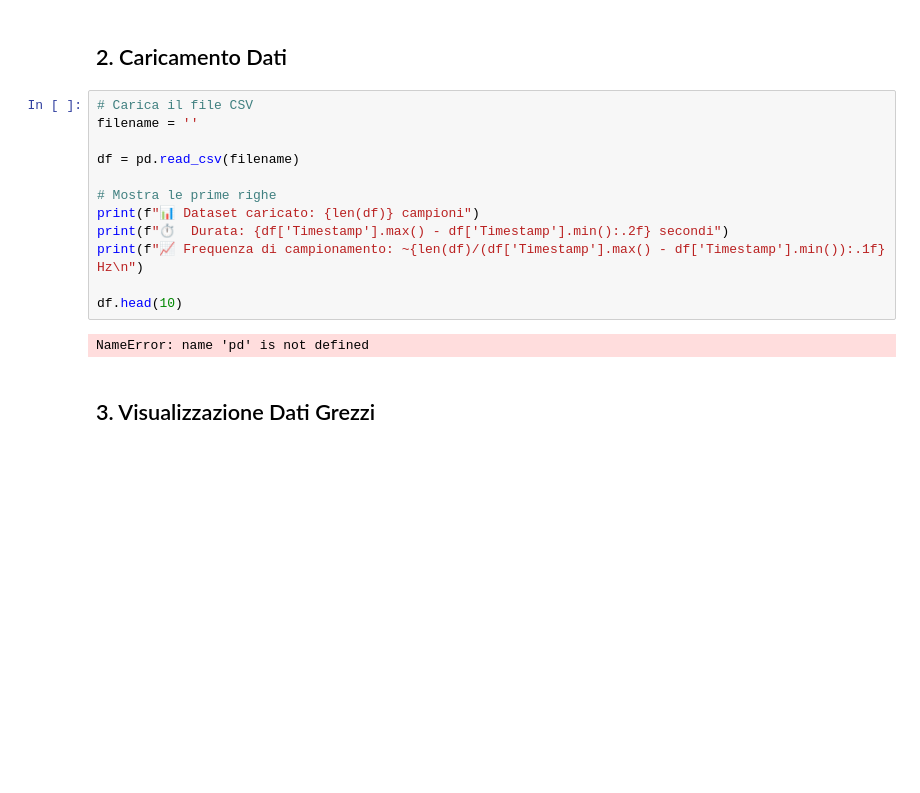
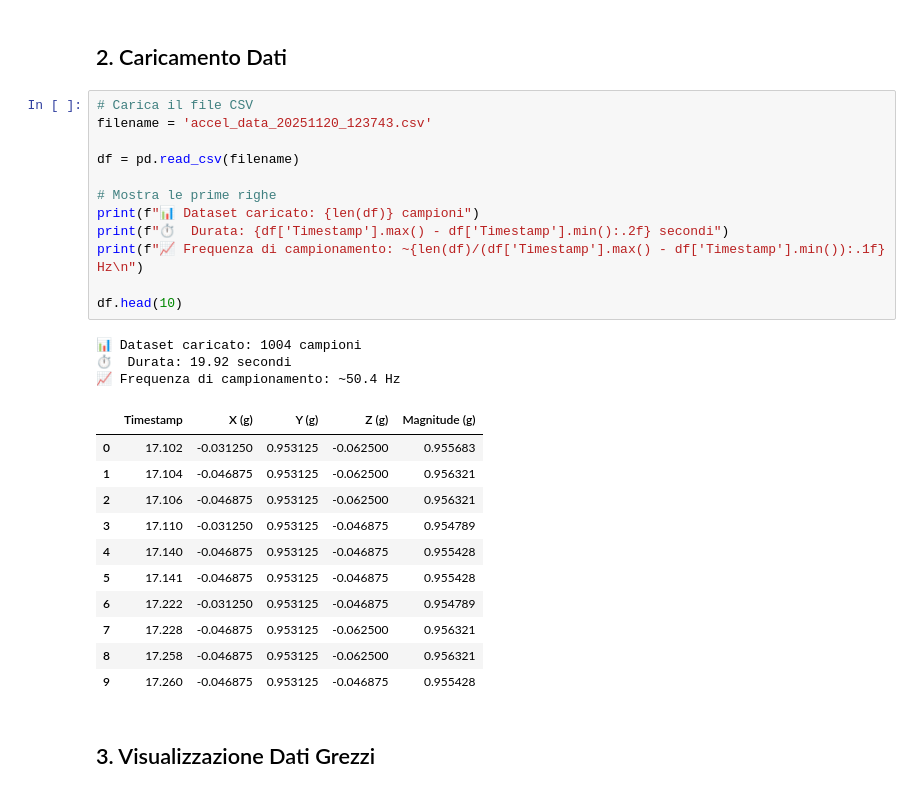
Before and after one commit to paoloartasensi/python_bt, a Jupyter notebook: squat_analysis.ipynb, the cells around one changed output. Drawn from its saved outputs; the diff is of its cells as text; blank space fills up the shorter version.

```diff
--- a/squat_analysis.ipynb
+++ b/squat_analysis.ipynb
@@ -25,18 +27,31 @@ print("✅ Librerie importate con successo")
 ## 2. Caricamento Dati
 # %%
 # Carica il file CSV
-filename = ''
+filename = 'accel_data_20251120_123743.csv'
 
 df = pd.read_csv(filename)
 
 # Mostra le prime righe
 print(f"📊 Dataset caricato: {len(df)} campioni")
 print(f"⏱️  Durata: {df['Timestamp'].max() - df['Timestamp'].min():.2f} secondi")
 print(f"📈 Frequenza di campionamento: ~{len(df)/(df['Timestamp'].max() - df['Timestamp'].min()):.1f} Hz\n")
 
 df.head(10)
 # %% [output]
-NameError: name 'pd' is not defined
+📊 Dataset caricato: 1004 campioni
+⏱️  Durata: 19.92 secondi
+📈 Frequenza di campionamento: ~50.4 Hz
+|  | Timestamp | X (g) | Y (g) | Z (g) | Magnitude (g) |
+| 0 | 17.102 | -0.031250 | 0.953125 | -0.062500 | 0.955683 |
+| 1 | 17.104 | -0.046875 | 0.953125 | -0.062500 | 0.956321 |
+| 2 | 17.106 | -0.046875 | 0.953125 | -0.062500 | 0.956321 |
+| 3 | 17.110 | -0.031250 | 0.953125 | -0.046875 | 0.954789 |
+| 4 | 17.140 | -0.046875 | 0.953125 | -0.046875 | 0.955428 |
+| 5 | 17.141 | -0.046875 | 0.953125 | -0.046875 | 0.955428 |
+| 6 | 17.222 | -0.031250 | 0.953125 | -0.046875 | 0.954789 |
+| 7 | 17.228 | -0.046875 | 0.953125 | -0.062500 | 0.956321 |
+| 8 | 17.258 | -0.046875 | 0.953125 | -0.062500 | 0.956321 |
+| 9 | 17.260 | -0.046875 | 0.953125 | -0.046875 | 0.955428 |
 # %% [markdown]
 ## 3. Visualizzazione Dati Grezzi
 # %%
```
Also changed, not shown: parts of 7 cells of this notebook, 3 other files.
